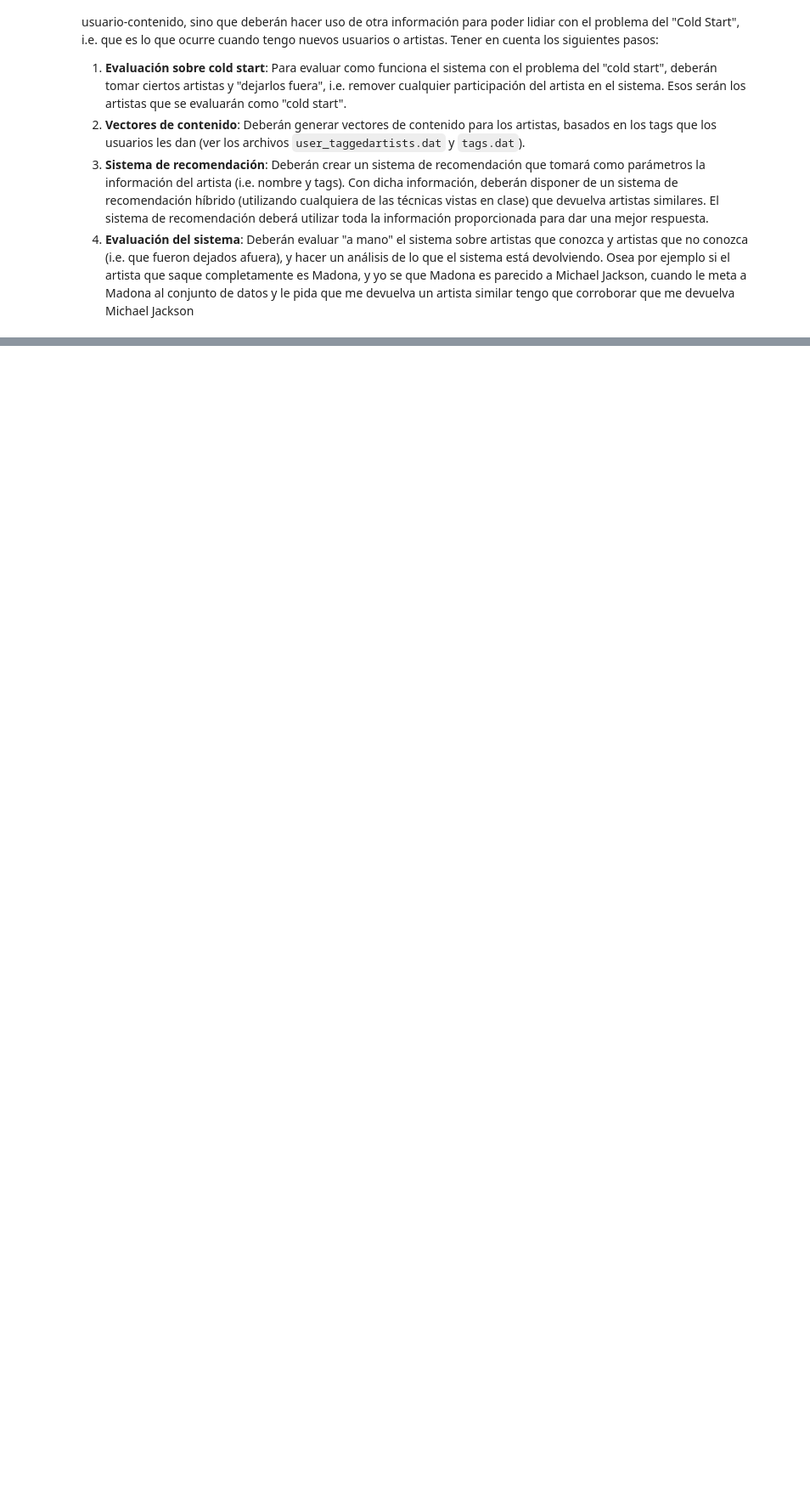
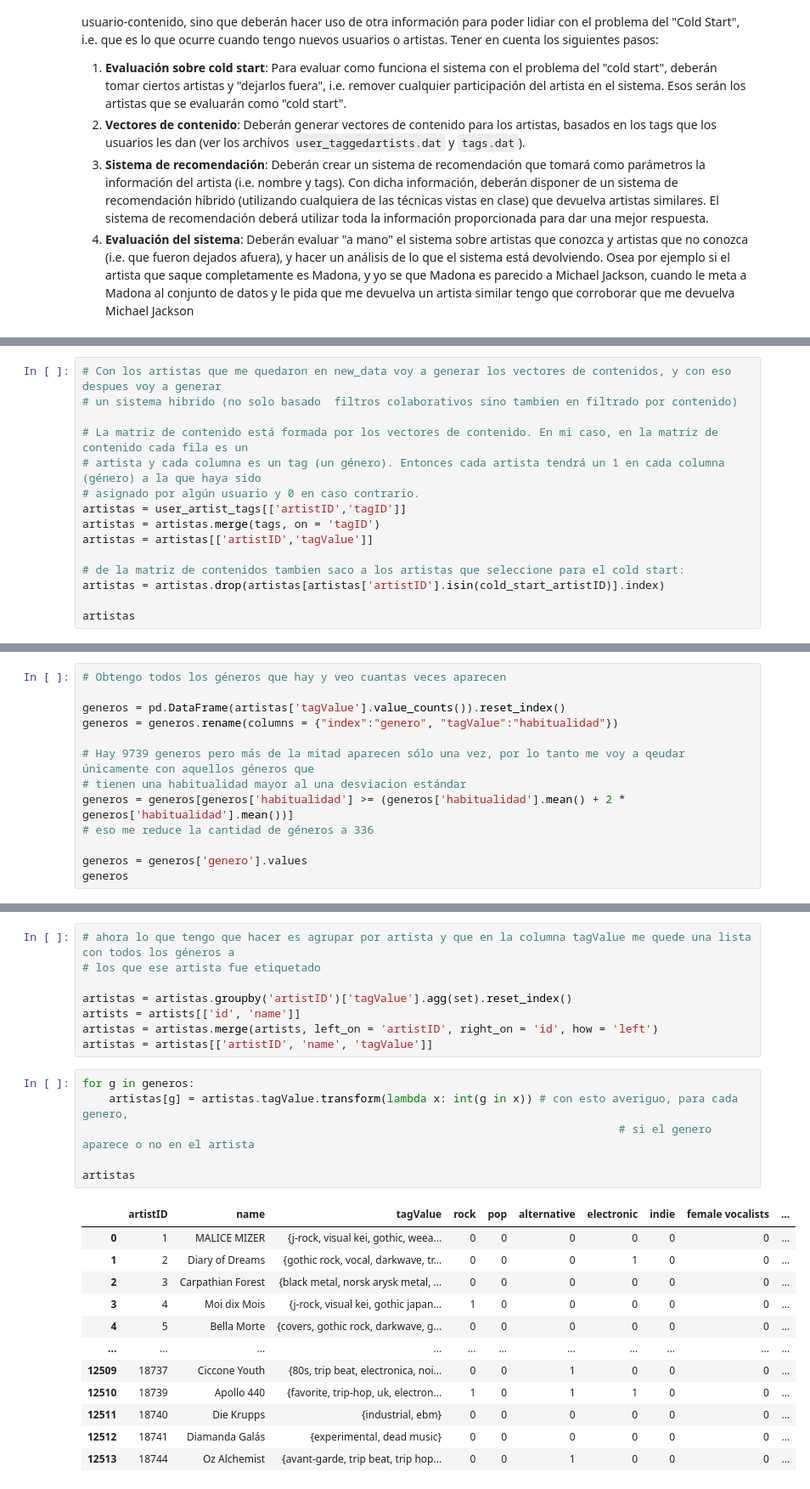
Before and after one commit to tomascolla95/Sistemas_de_recomendacion, a Jupyter notebook: practico.ipynb, the cells around one changed output, grey strips where cells are left out. Shown at 85% size. Drawn from its saved outputs; the diff is of its cells as text; blank space fills up the shorter version.

```diff
--- a/practico.ipynb
+++ b/practico.ipynb
@@ -380,0 +474,15 @@ Este ejercicio lo deberán completar quienes hayan realizado ambas partes de la
+# %%
+# Con los artistas que me quedaron en new_data voy a generar los vectores de contenidos, y con eso despues voy a generar
+# un sistema hibrido (no solo basado  filtros colaborativos sino tambien en filtrado por contenido)
+
+# La matriz de contenido está formada por los vectores de contenido. En mi caso, en la matriz de contenido cada fila es un
+# artista y cada columna es un tag (un género). Entonces cada artista tendrá un 1 en cada columna (género) a la que haya sido
+# asignado por algún usuario y 0 en caso contrario.
+artistas = user_artist_tags[['artistID','tagID']]
+artistas = artistas.merge(tags, on = 'tagID')
+artistas = artistas[['artistID','tagValue']]
+
+# de la matriz de contenidos tambien saco a los artistas que seleccione para el cold start:
+artistas = artistas.drop(artistas[artistas['artistID'].isin(cold_start_artistID)].index)
+
+artistas
@@ -380,0 +503,13 @@ Este ejercicio lo deberán completar quienes hayan realizado ambas partes de la
+# %%
+# Obtengo todos los géneros que hay y veo cuantas veces aparecen
+
+generos = pd.DataFrame(artistas['tagValue'].value_counts()).reset_index()
+generos = generos.rename(columns = {"index":"genero", "tagValue":"habitualidad"})
+
+# Hay 9739 generos pero más de la mitad aparecen sólo una vez, por lo tanto me voy a qeudar únicamente con aquellos géneros que
+# tienen una habitualidad mayor al una desviacion estándar
+generos = generos[generos['habitualidad'] >= (generos['habitualidad'].mean() + 2 * generos['habitualidad'].mean())]
+# eso me reduce la cantidad de géneros a 336
+
+generos = generos['genero'].values
+generos
@@ -380,0 +534,27 @@ Este ejercicio lo deberán completar quienes hayan realizado ambas partes de la
+# %%
+# ahora lo que tengo que hacer es agrupar por artista y que en la columna tagValue me quede una lista con todos los géneros a
+# los que ese artista fue etiquetado
+
+artistas = artistas.groupby('artistID')['tagValue'].agg(set).reset_index()
+artists = artists[['id', 'name']]
+artistas = artistas.merge(artists, left_on = 'artistID', right_on = 'id', how = 'left')
+artistas = artistas[['artistID', 'name', 'tagValue']]
+# %%
+for g in generos:
+    artistas[g] = artistas.tagValue.transform(lambda x: int(g in x)) # con esto averiguo, para cada genero,
+                                                                                 # si el genero aparece o no en el artista
+
+artistas
+# %% [output]
+|  | artistID | name | tagValue | rock | pop | alternative | electronic | indie | female vocalists | ... |
+| 0 | 1 | MALICE MIZER | {j-rock, visual kei, gothic, weea... | 0 | 0 | 0 | 0 | 0 | 0 | ... |
+| 1 | 2 | Diary of Dreams | {gothic rock, vocal, darkwave, tr... | 0 | 0 | 0 | 1 | 0 | 0 | ... |
+| 2 | 3 | Carpathian Forest | {black metal, norsk arysk metal, ... | 0 | 0 | 0 | 0 | 0 | 0 | ... |
+| 3 | 4 | Moi dix Mois | {j-rock, visual kei, gothic japan... | 1 | 0 | 0 | 0 | 0 | 0 | ... |
+| 4 | 5 | Bella Morte | {covers, gothic rock, darkwave, g... | 0 | 0 | 0 | 0 | 0 | 0 | ... |
+| ... | ... | ... | ... | ... | ... | ... | ... | ... | ... | ... |
+| 12509 | 18737 | Ciccone Youth | {80s, trip beat, electronica, noi... | 0 | 0 | 1 | 0 | 0 | 0 | ... |
+| 12510 | 18739 | Apollo 440 | {favorite, trip-hop, uk, electron... | 1 | 0 | 1 | 1 | 0 | 0 | ... |
+| 12511 | 18740 | Die Krupps | {industrial, ebm} | 0 | 0 | 0 | 0 | 0 | 0 | ... |
+| 12512 | 18741 | Diamanda Galás | {experimental, dead music} | 0 | 0 | 0 | 0 | 0 | 0 | ... |
+| 12513 | 18744 | Oz Alchemist | {avant-garde, trip beat, trip hop... | 0 | 0 | 1 | 0 | 0 | 0 | ... |
```
Also changed, not shown: parts of 16 cells of this notebook.
